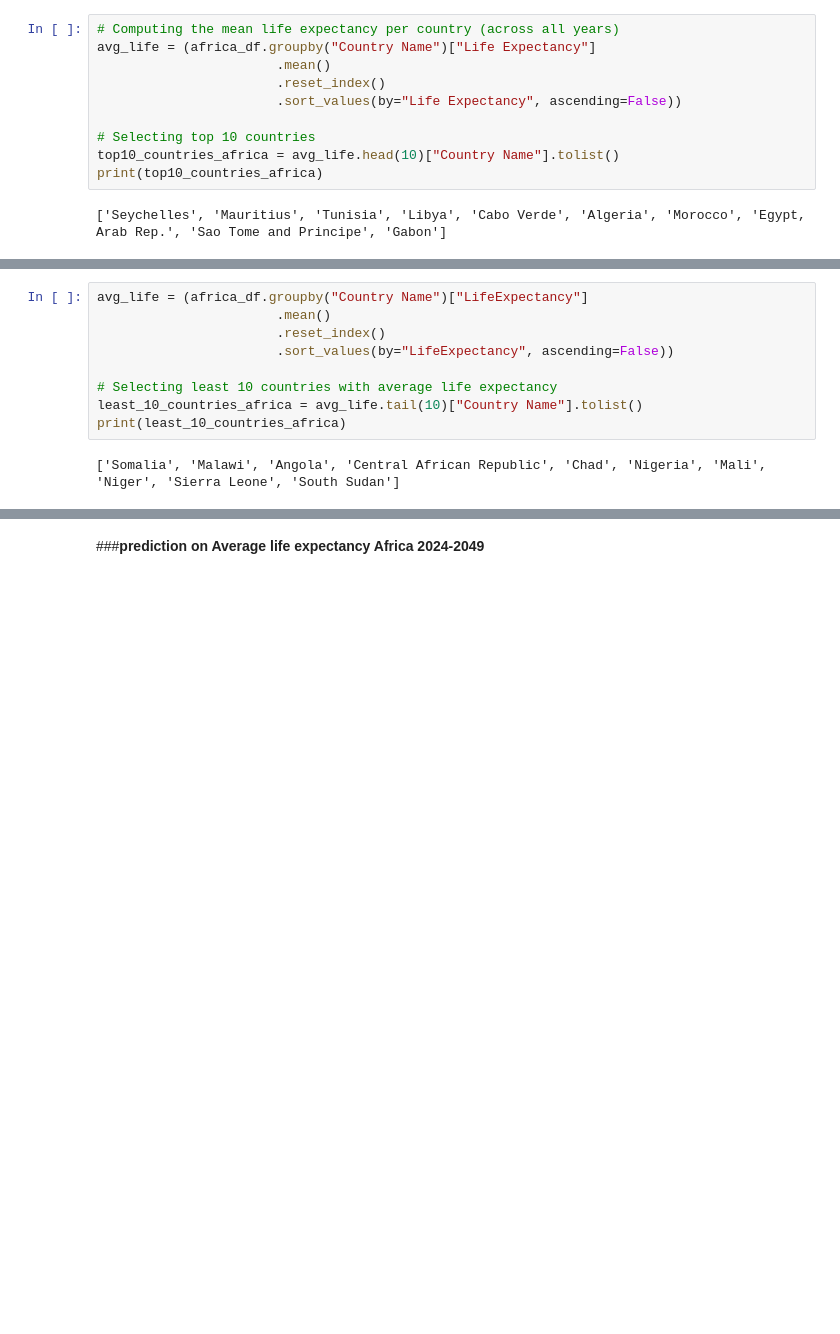
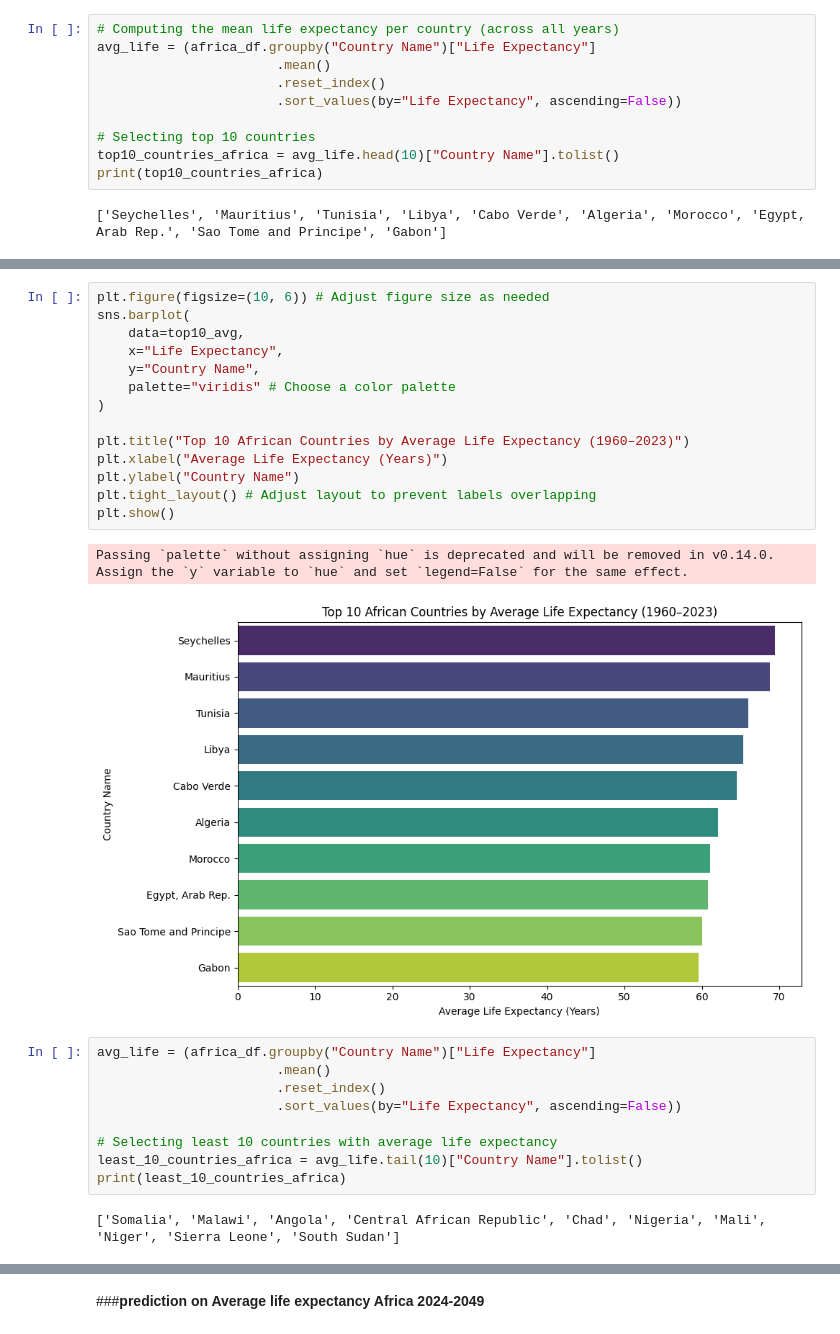
Before and after one commit to BrentOchieng/Global-Life-Expectancy-Trend-1960-2049, a Jupyter notebook: Global_Life_expectancy_Trends_(1960_2023).ipynb, the cells around one changed output, grey strips where cells are left out. Drawn from its saved outputs; the diff is of its cells as text; blank space fills up the shorter version.

```diff
--- a/Global_Life_expectancy_Trends_(1960_2023).ipynb
+++ b/Global_Life_expectancy_Trends_(1960_2023).ipynb
@@ -596,8 +568,25 @@ fig.show()
+# %%
+plt.figure(figsize=(10, 6)) # Adjust figure size as needed
+sns.barplot(
+    data=top10_avg,
+    x="Life Expectancy",
+    y="Country Name",
+    palette="viridis" # Choose a color palette
+)
+
+plt.title("Top 10 African Countries by Average Life Expectancy (1960–2023)")
+plt.xlabel("Average Life Expectancy (Years)")
+plt.ylabel("Country Name")
+plt.tight_layout() # Adjust layout to prevent labels overlapping
+plt.show()
+# %% [output]
+Passing `palette` without assigning `hue` is deprecated and will be removed in v0.14.0. Assign the `y` variable to `hue` and set `legend=False` for the same effect.
+[figure, added]
 # %%
-avg_life = (africa_df.groupby("Country Name")["LifeExpectancy"]
+avg_life = (africa_df.groupby("Country Name")["Life Expectancy"]
                        .mean()
                        .reset_index()
-                       .sort_values(by="LifeExpectancy", ascending=False))
+                       .sort_values(by="Life Expectancy", ascending=False))
 
 # Selecting least 10 countries with average life expectancy
 least_10_countries_africa = avg_life.tail(10)["Country Name"].tolist()
```
Also changed, not shown: parts of 28 cells of this notebook.
